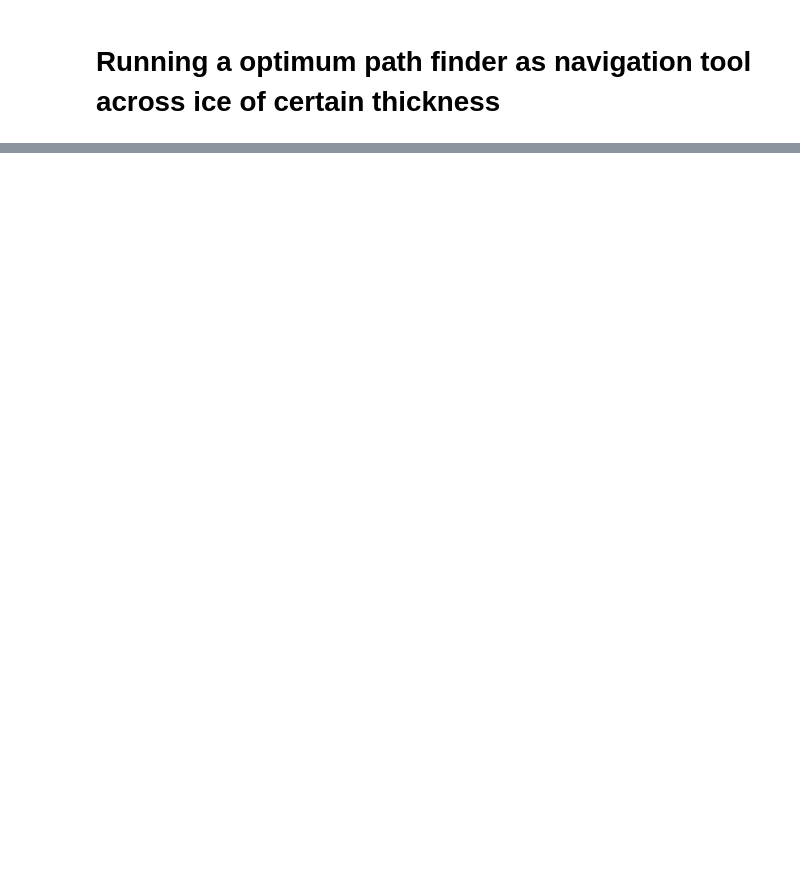
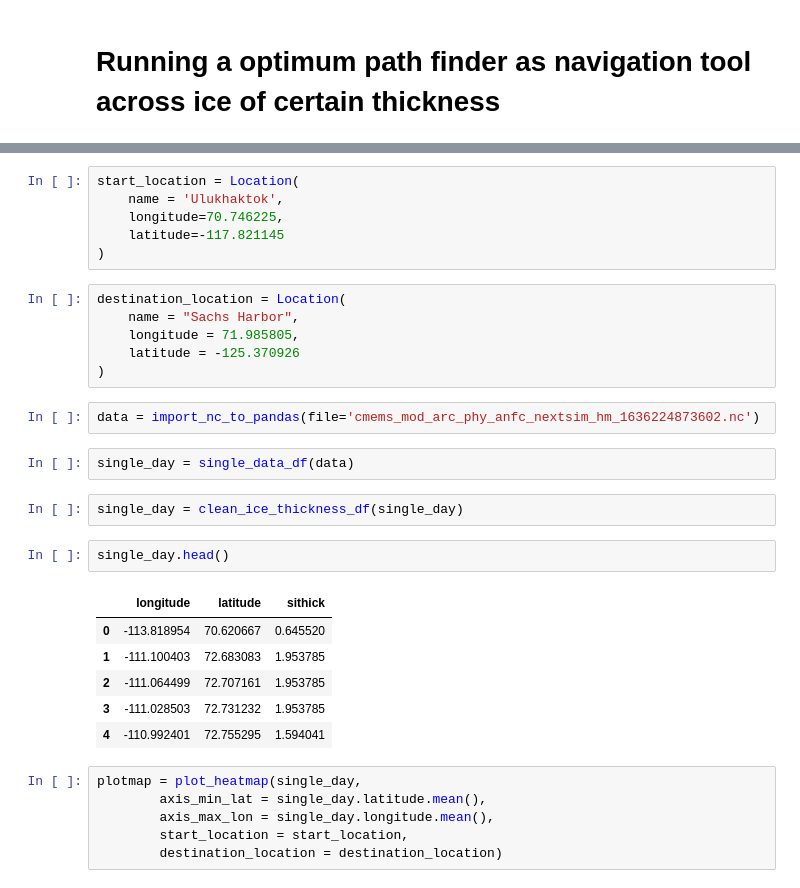
Before and after one commit to Schindst/INeedSPACE, a Jupyter notebook: poc_navigation.ipynb, the cells around one changed output, grey strips where cells are left out. Saved outputs shown, nothing was run; the diff lists cells and outputs as text; blank space fills up the shorter version.

```diff
--- a/poc_navigation.ipynb
+++ b/poc_navigation.ipynb
@@ -51,0 +7,33 @@ for_map
+# %%
+start_location = Location(
+    name = 'Ulukhaktok',
+    longitude=70.746225,
+    latitude=-117.821145
+)
+# %%
+destination_location = Location(
+    name = "Sachs Harbor",
+    longitude = 71.985805,
+    latitude = -125.370926
+)
+# %%
+data = import_nc_to_pandas(file='cmems_mod_arc_phy_anfc_nextsim_hm_1636224873602.nc')
+# %%
+single_day = single_data_df(data)
+# %%
+single_day = clean_ice_thickness_df(single_day)
+# %%
+single_day.head()
+# %% [output]
+|  | longitude | latitude | sithick |
+| 0 | -113.818954 | 70.620667 | 0.645520 |
+| 1 | -111.100403 | 72.683083 | 1.953785 |
+| 2 | -111.064499 | 72.707161 | 1.953785 |
+| 3 | -111.028503 | 72.731232 | 1.953785 |
+| 4 | -110.992401 | 72.755295 | 1.594041 |
+# %%
+plotmap = plot_heatmap(single_day,
+        axis_min_lat = single_day.latitude.mean(),
+        axis_max_lon = single_day.longitude.mean(),
+        start_location = start_location,
+        destination_location = destination_location)
```
Also changed, not shown: parts of 7 cells of this notebook.
